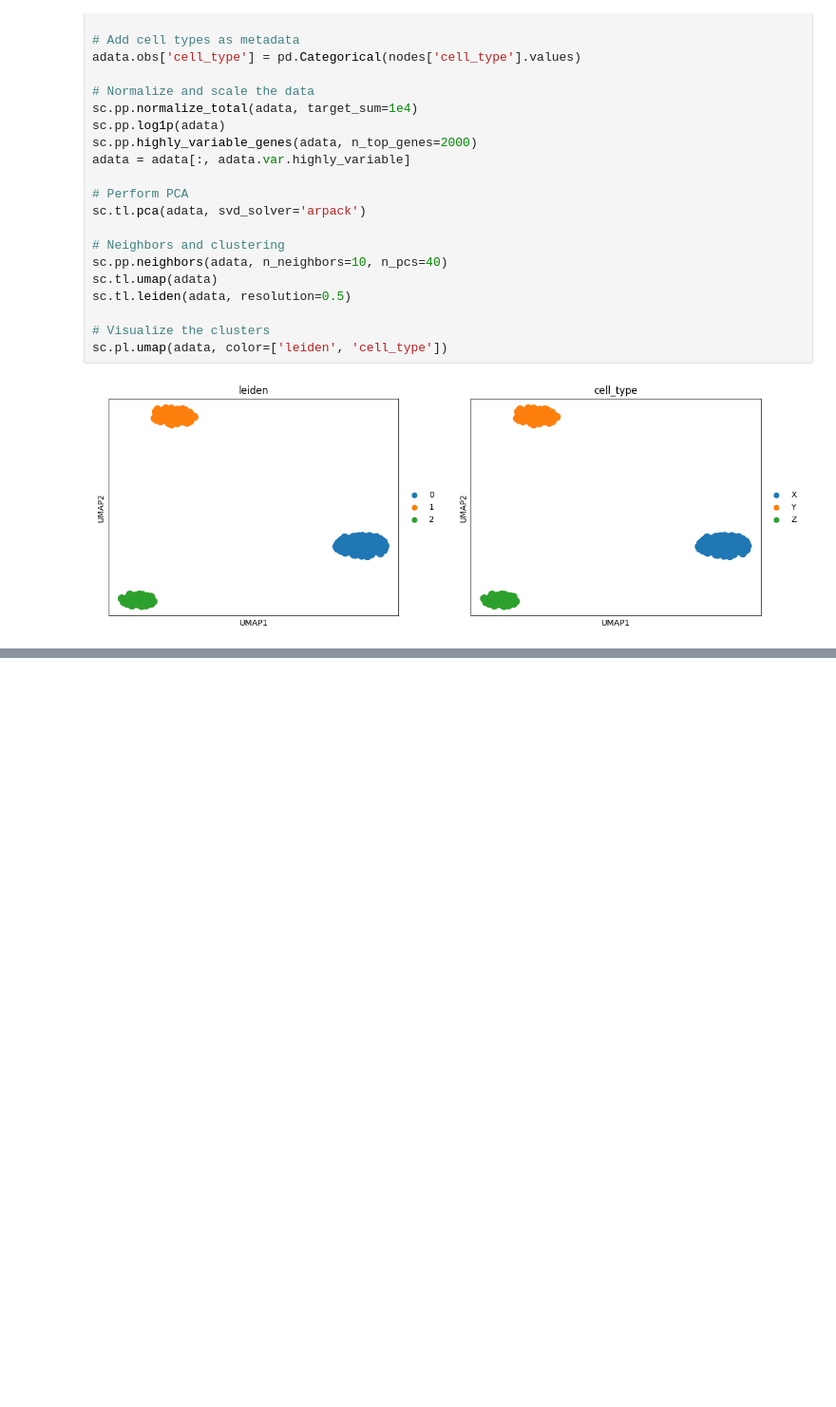
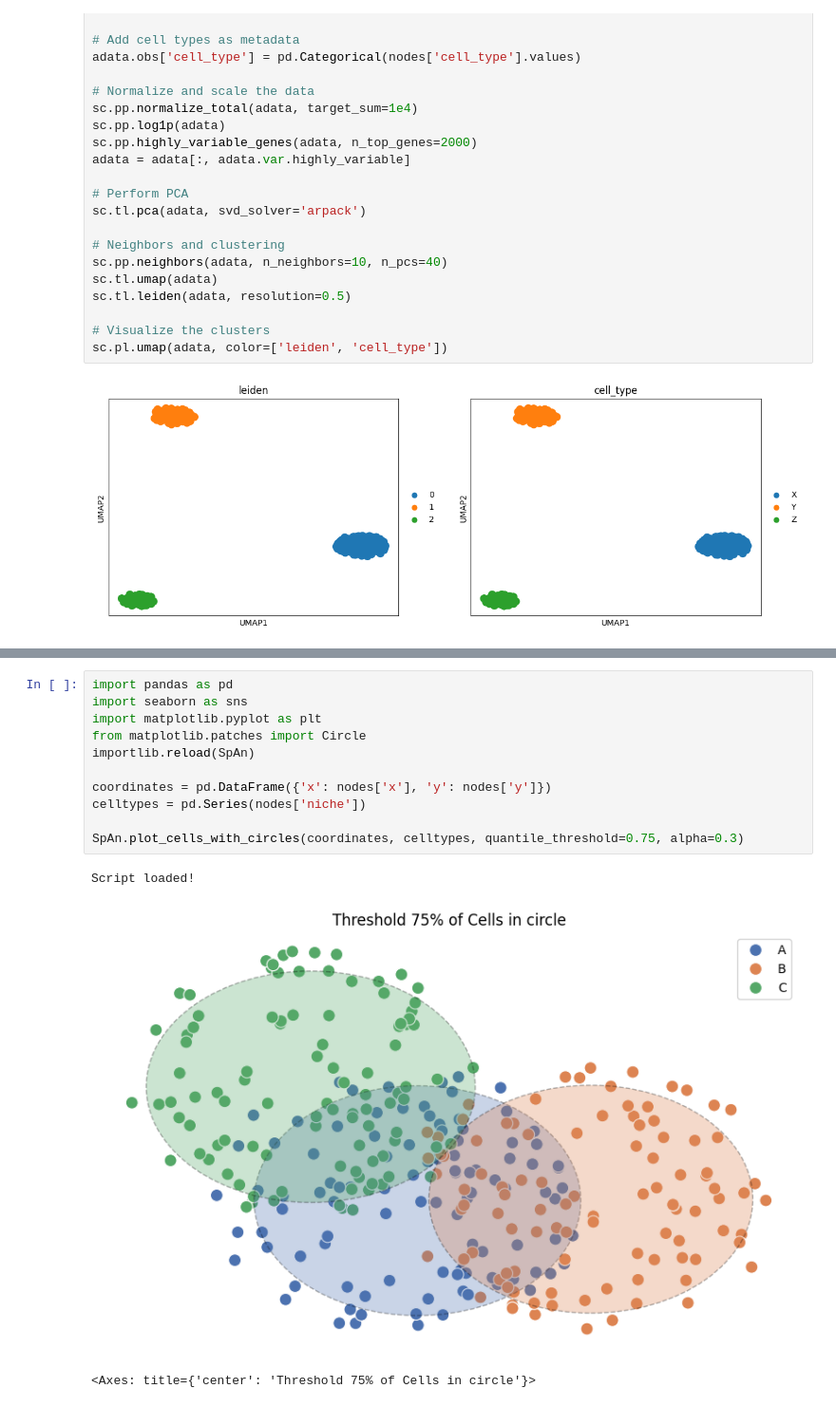
Before and after one commit to mouneem/Spatial-Omics-Networks-Benchmark-, a Jupyter notebook: pipelines/5 - Niches Detection.ipynb, the cells around one changed output, grey strips where cells are left out. Shown at 95% size. Drawn from its saved outputs; the diff is of its cells as text; blank space fills up the shorter version.

```diff
--- a/pipelines/5 - Niches Detection.ipynb
+++ b/pipelines/5 - Niches Detection.ipynb
@@ -479,0 +497,15 @@ sc.pl.umap(adata, color=['leiden', 'cell_type'])
+# %%
+import pandas as pd
+import seaborn as sns
+import matplotlib.pyplot as plt
+from matplotlib.patches import Circle
+importlib.reload(SpAn)
+
+coordinates = pd.DataFrame({'x': nodes['x'], 'y': nodes['y']})
+celltypes = pd.Series(nodes['niche'])
+
+SpAn.plot_cells_with_circles(coordinates, celltypes, quantile_threshold=0.75, alpha=0.3)
+# %% [output]
+Script loaded!
+[figure, added]
+<Axes: title={'center': 'Threshold 75% of Cells in circle'}>
```
Also changed, not shown: parts of 8 cells of this notebook, 8 other files.
